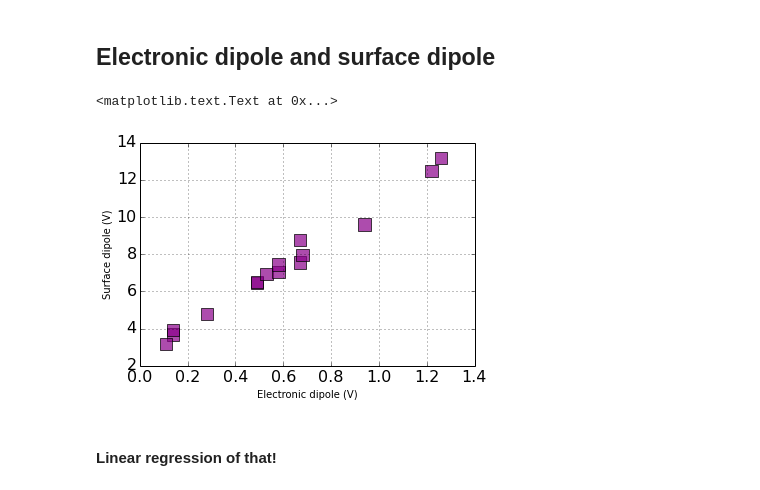
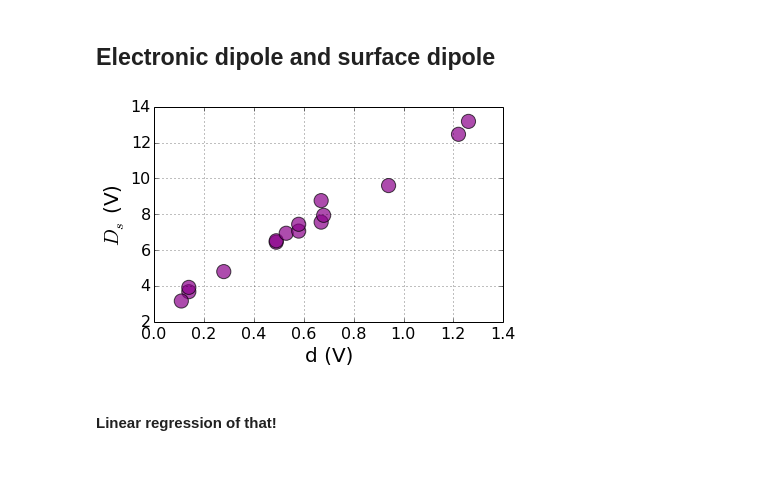
Before and after one commit to keeeto/fitting, a Jupyter notebook: Untitled.ipynb, the cells around one changed output. Drawn from its saved outputs; the diff is of its cells as text; code cells hidden in the pictures.

```diff
--- a/Untitled.ipynb
+++ b/Untitled.ipynb
@@ -222,13 +252,14 @@ plt.show()
 # %% [markdown]
 ## Electronic dipole and surface dipole
 # %%
-plt.scatter(dip,sdipole,marker=',',s=150,c='#8A008A',alpha=0.7)
+plt.scatter(dip,sdipole,marker='o',s=200,c='#8A008A',alpha=0.7)
 plt.grid(True)
-plt.xlabel('Electronic dipole (V)')
-plt.ylabel('Surface dipole (V)')
+plt.xlabel('d (V)',fontsize=20)
+plt.ylabel('$D_s$ (V)',fontsize=20)
+plt.tight_layout()
+plt.savefig('surfDip_dipole.pdf')
 # %% [output]
-<matplotlib.text.Text at 0x...>
-[figure, old version]
+[figure, new version]
 # %% [markdown]
 #### Linear regression of that!
 # %%
```
Also changed, not shown: parts of 13 cells of this notebook, 18 other files.
